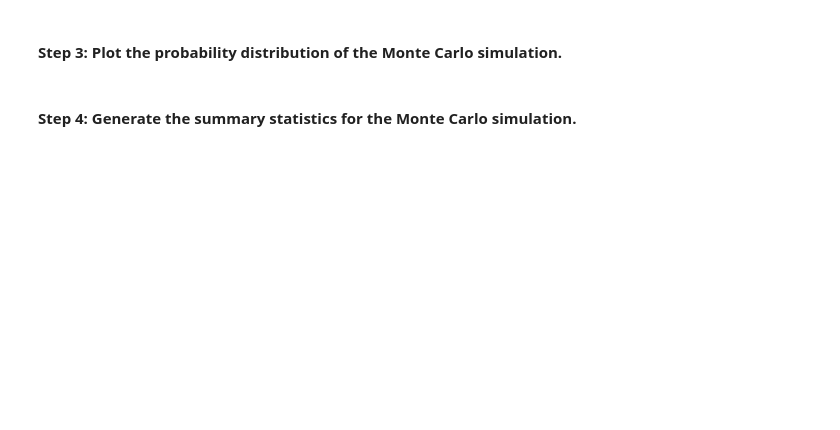
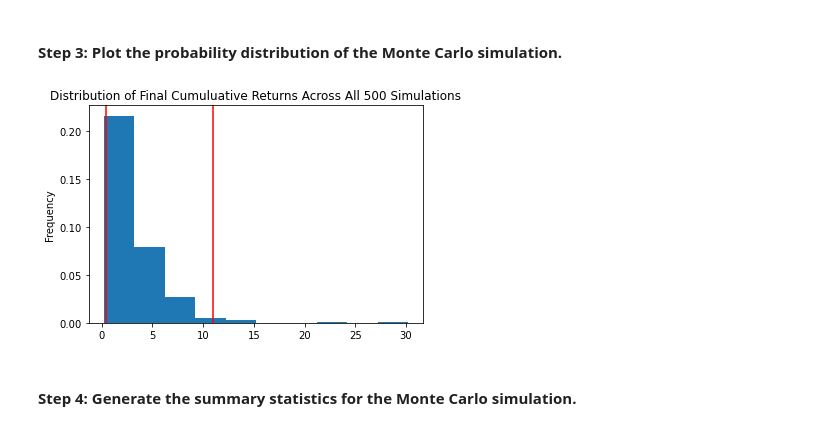
Before and after one commit to dinesh-m/financial_planner, a Jupyter notebook: financial_planning_tools.ipynb, the cells around one changed output. Drawn from its saved outputs; the diff is of its cells as text; code cells hidden in the pictures; blank space fills up the shorter version.

```diff
--- a/financial_planning_tools.ipynb
+++ b/financial_planning_tools.ipynb
@@ -543,7 +663,9 @@ In this section, you’ll use the MCForecastTools library to create a Monte Carl
 # %%
 # Visualize the probability distribution of the 30-year Monte Carlo simulation
 # by plotting a histogram
-# YOUR CODE HERE
+four_six_3yr_30yr_weight_distribution_plot = mc_four_six_3yr_30yr_weight.plot_distribution()
+# %% [output]
+[figure, added]
 # %% [markdown]
 #### Step 4: Generate the summary statistics for the Monte Carlo simulation.
 # %%
```
Also changed, not shown: parts of 11 cells of this notebook.
